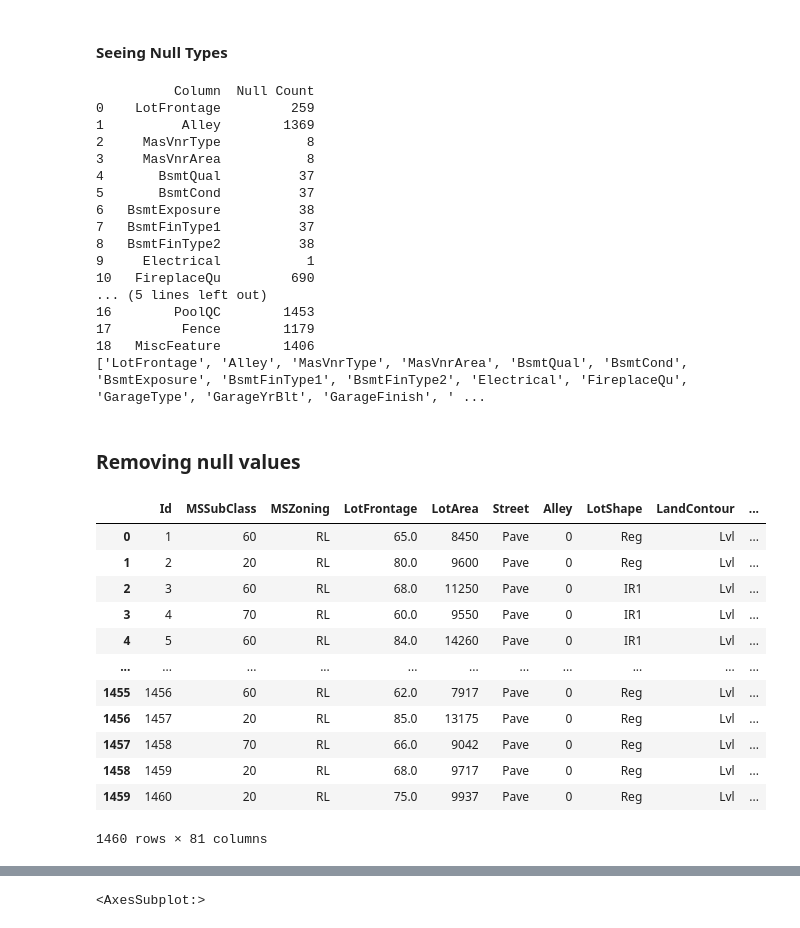
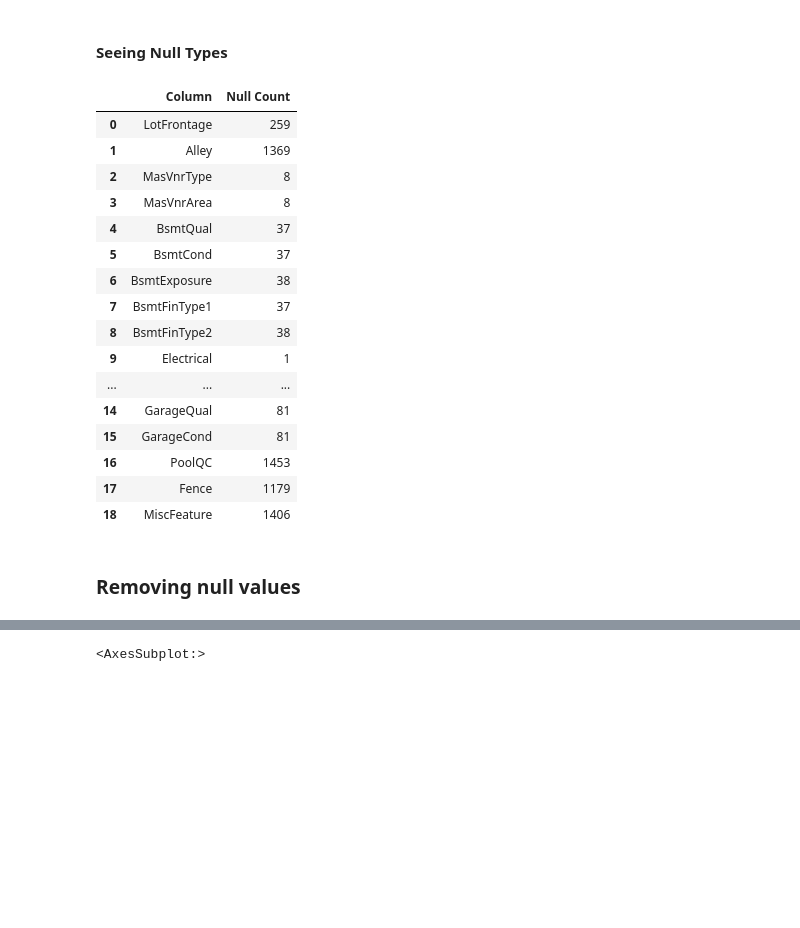
Before and after one commit to fabricio-inoue/House-Prices---Regression, a Jupyter notebook: House-pricing.ipynb, the cells around one changed output, grey strips where cells are left out. Drawn from its saved outputs; the diff is of its cells as text; code cells hidden in the pictures; blank space fills up the shorter version.

```diff
--- a/House-pricing.ipynb
+++ b/House-pricing.ipynb
@@ -156,52 +156,43 @@ Name: Data Type, dtype: int64
 # %% [markdown]
 #### Seeing Null Types
 # %%
-null_values = train_df.isnull().sum()
-non_zero_nulls = null_values[null_values != 0]
+def null_count(df):
 
-if not non_zero_nulls.empty:
-    null_df = pd.DataFrame({'Column': non_zero_nulls.index, 'Null Count': non_zero_nulls.values})
-    print(null_df)
+    null_values = train_df.isnull().sum()
+    non_zero_nulls = null_values[null_values != 0]
 
-null_columns = list(null_df['Column'].values)
-print(null_columns)
+    if not non_zero_nulls.empty:
+        null_df = pd.DataFrame({'Column': non_zero_nulls.index, 'Null Count': non_zero_nulls.values})
+        return null_df
+
+null_df = null_count(train_df)
+null_df
 # %% [output]
-          Column  Null Count
-0    LotFrontage         259
-1          Alley        1369
-2     MasVnrType           8
-3     MasVnrArea           8
-4       BsmtQual          37
-5       BsmtCond          37
-6   BsmtExposure          38
-7   BsmtFinType1          37
-8   BsmtFinType2          38
-9     Electrical           1
-10   FireplaceQu         690
-... (5 lines left out)
-16        PoolQC        1453
-17         Fence        1179
-18   MiscFeature        1406
-['LotFrontage', 'Alley', 'MasVnrType', 'MasVnrArea', 'BsmtQual', 'BsmtCond', 'BsmtExposure', 'BsmtFinType1', 'BsmtFinType2', 'Electrical', 'FireplaceQu', 'GarageType', 'GarageYrBlt', 'GarageFinish', ' ...
+|  | Column | Null Count |
+| 0 | LotFrontage | 259 |
+| 1 | Alley | 1369 |
+| 2 | MasVnrType | 8 |
+| 3 | MasVnrArea | 8 |
+| 4 | BsmtQual | 37 |
+| 5 | BsmtCond | 37 |
+| 6 | BsmtExposure | 38 |
+| 7 | BsmtFinType1 | 37 |
+| 8 | BsmtFinType2 | 38 |
+| 9 | Electrical | 1 |
+| ... | ... | ... |
+| 14 | GarageQual | 81 |
+| 15 | GarageCond | 81 |
+| 16 | PoolQC | 1453 |
+| 17 | Fence | 1179 |
+| 18 | MiscFeature | 1406 |
 # %% [markdown]
 ### Removing null values
 # %%
-null_columns
 #mesured_na = null_columns.remove('Electrical')
 
-train_df.fillna(0, inplace=True)
-train_df
+train_df.replace('NA', np.nan, inplace=True)
+
+train_df.replace( np.nan, 0 ,inplace=True)
+
+null_df = null_count(train_df)
+null_df
-# %% [output]
-|  | Id | MSSubClass | MSZoning | LotFrontage | LotArea | Street | Alley | LotShape | LandContour | ... |
-| 0 | 1 | 60 | RL | 65.0 | 8450 | Pave | 0 | Reg | Lvl | ... |
-| 1 | 2 | 20 | RL | 80.0 | 9600 | Pave | 0 | Reg | Lvl | ... |
-| 2 | 3 | 60 | RL | 68.0 | 11250 | Pave | 0 | IR1 | Lvl | ... |
-| 3 | 4 | 70 | RL | 60.0 | 9550 | Pave | 0 | IR1 | Lvl | ... |
-| 4 | 5 | 60 | RL | 84.0 | 14260 | Pave | 0 | IR1 | Lvl | ... |
-| ... | ... | ... | ... | ... | ... | ... | ... | ... | ... | ... |
-| 1455 | 1456 | 60 | RL | 62.0 | 7917 | Pave | 0 | Reg | Lvl | ... |
-| 1456 | 1457 | 20 | RL | 85.0 | 13175 | Pave | 0 | Reg | Lvl | ... |
-| 1457 | 1458 | 70 | RL | 66.0 | 9042 | Pave | 0 | Reg | Lvl | ... |
-| 1458 | 1459 | 20 | RL | 68.0 | 9717 | Pave | 0 | Reg | Lvl | ... |
-| 1459 | 1460 | 20 | RL | 75.0 | 9937 | Pave | 0 | Reg | Lvl | ... |
-1460 rows × 81 columns
```
Also changed, not shown: parts of 2 cells of this notebook.
